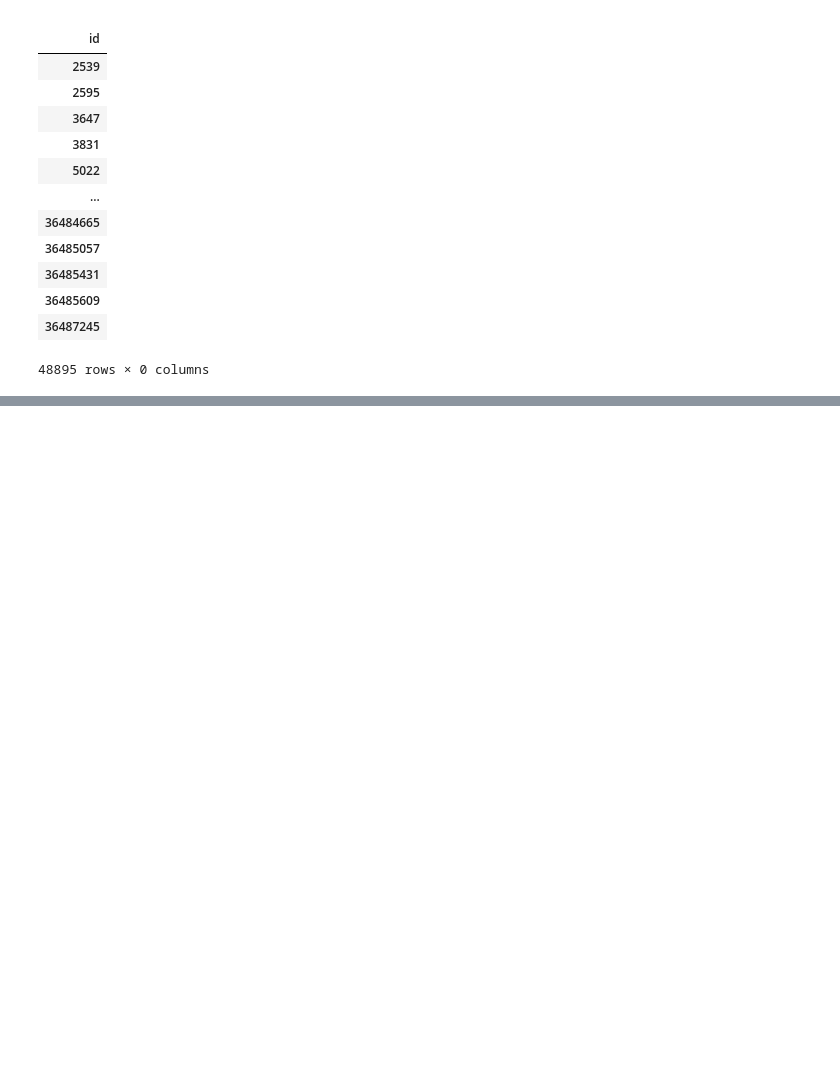
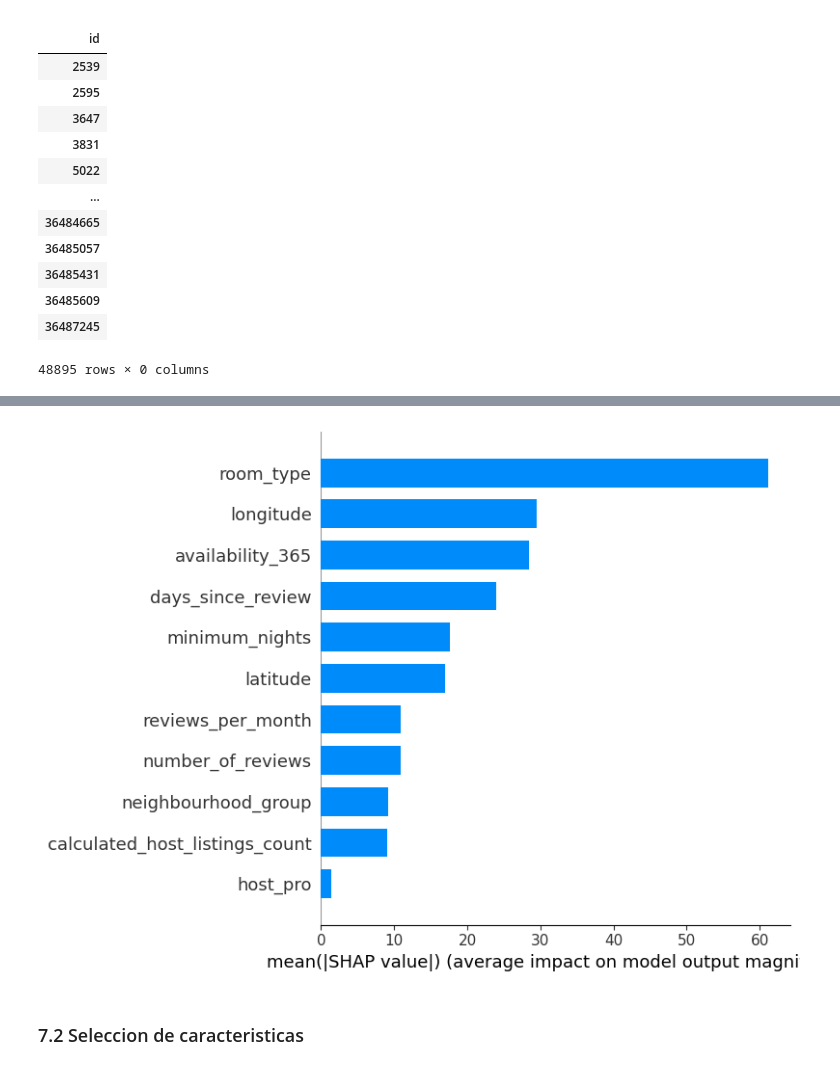
Before and after one commit to 4GeeksAcademy/correaliesel138-a11y-intro-ml, a Jupyter notebook: src/00-eda.ipynb, the cells around one changed output, grey strips where cells are left out. Saved outputs shown, nothing was run; the diff lists cells and outputs as text; code cells hidden in the pictures; blank space fills up the shorter version.

```diff
--- a/src/00-eda.ipynb
+++ b/src/00-eda.ipynb
@@ -198,0 +997,30 @@ df[unicos[unicos==1].index]  # Muestra las columnas que tienen un solo valor ún
+# %%
+# Para esta técnica y la de shap se necesita conjunto de validación
+# XGBoost no acepta columnas con dtype object. Convertimos/encodeamos las categóricas si procede.
+
+cat_cols = ['neighbourhood_group', 'room_type']
+
+for c in cat_cols:
+	if c in X_train.columns:
+		orig = X_train[c]
+		# intentar convertir a numérico (por si ya son números almacenados como texto)
+		converted = pd.to_numeric(orig, errors='coerce')
+		if converted.isnull().any():
+			# fallback: factorizar (asigna códigos enteros a cada categoría)
+			codes, _ = pd.factorize(orig.fillna('NA'))
+			X_train[c] = codes
+		else:
+			X_train[c] = converted.astype(float)
+
+# Ahora creamos el conjunto de validación
+X_train1, X_val, Y_train1, Y_val = train_test_split(X_train, Y_train, test_size=0.2, random_state=42)
+
+# Ajustamos el modelo (si prefieres usar categorías nativas de XGBoost,
+# puedes pasar enable_categorical=True al constructor de XGBRegressor y usar dtype 'category')
+model_xgb = XGBRegressor(objective='reg:squarederror', random_state=42).fit(X_train1, Y_train1)
+# %%
+# Para esta técnica y la de shap se necesita conjunto de validación
+X_train1, X_val, Y_train1, Y_val = train_test_split(X_train, Y_train, test_size=0.2, random_state=42)
+
+# Ajustamos el modelo
+model_xgb = XGBRegressor(objective='reg:squarederror', random_state=42).fit(X_train1, Y_train1)
@@ -198,0 +1048,7 @@ df[unicos[unicos==1].index]  # Muestra las columnas que tienen un solo valor ún
+# %%
+# Ajustamos el modelo
+model_lgbm = lgb.LGBMRegressor(random_state=42, n_jobs=-1).fit(X_train1, Y_train1)
+
+# SOLUCIÓN: Desactivar el check de aditividad (diferencia aceptable: 21.73)
+explainer = shap.Explainer(model_lgbm, X_val)
+shap_vals = explainer(X_val, check_additivity=False).values
@@ -198,0 +1079,7 @@ df[unicos[unicos==1].index]  # Muestra las columnas que tienen un solo valor ún
+# %%
+# GRAFICA SHAP Summary Bar Plot ---
+shap.summary_plot(shap_vals, X_val, plot_type="bar")
+# %% [output]
+[figure, added]
+# %% [markdown]
+### 7.2 Seleccion de caracteristicas
```
Also changed, not shown: parts of 119 cells of this notebook.
